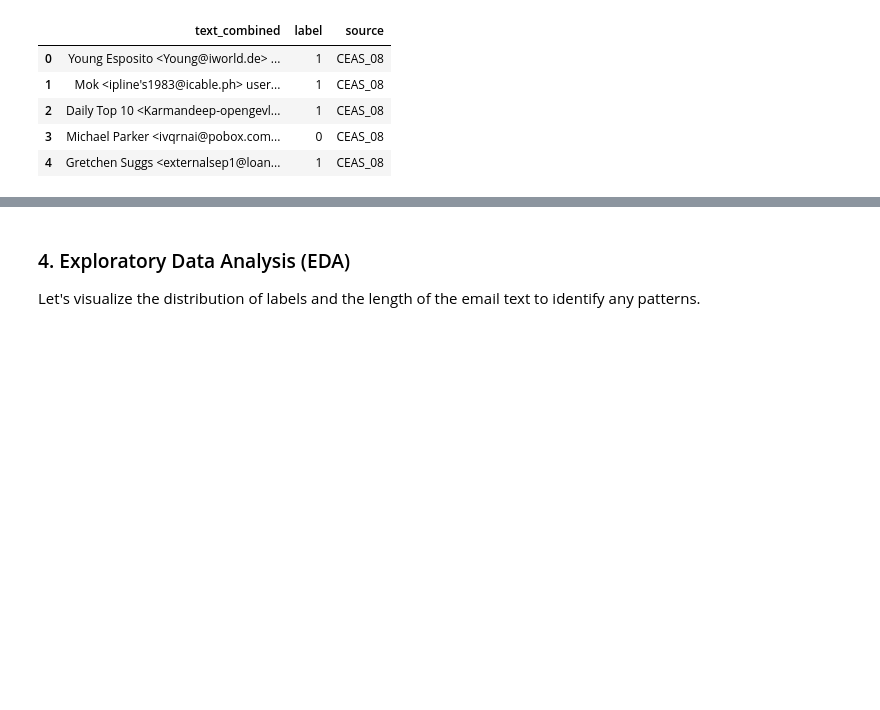
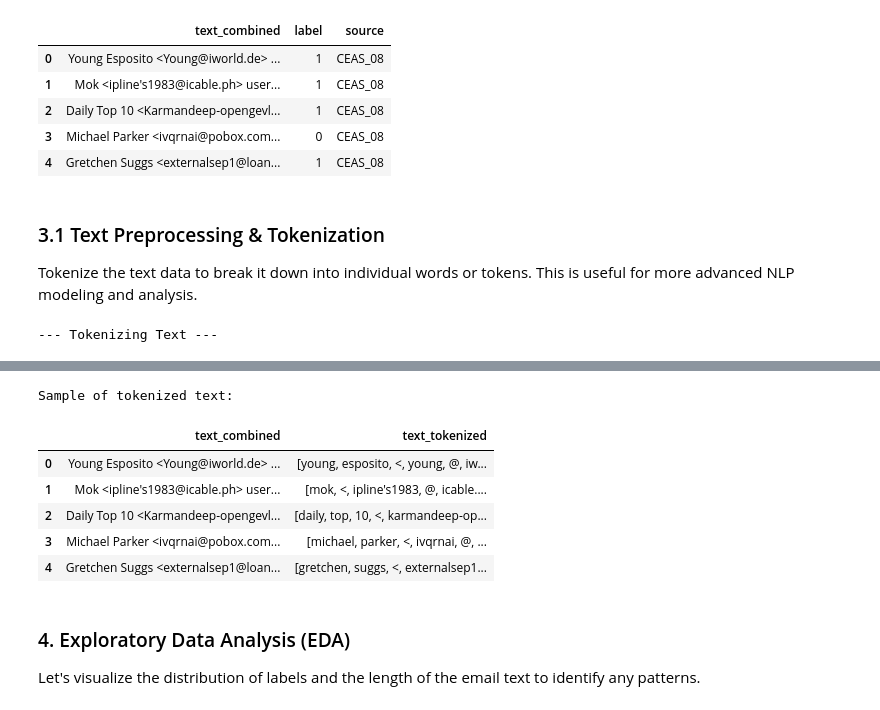
Before and after one commit to JayLao27/AI-extension-BEC-detection, a Jupyter notebook: Datacleaning/BEC_attacks.ipynb, the cells around one changed output, grey strips where cells are left out. Drawn from its saved outputs; the diff is of its cells as text; code cells hidden in the pictures; blank space fills up the shorter version.

```diff
--- a/Datacleaning/BEC_attacks.ipynb
+++ b/Datacleaning/BEC_attacks.ipynb
@@ -331,3 +296,30 @@ Remaining missing values: 0
 | 2 | Daily Top 10 <Karmandeep-opengevl... | 1 | CEAS_08 |
 | 3 | Michael Parker <ivqrnai@pobox.com... | 0 | CEAS_08 |
 | 4 | Gretchen Suggs <externalsep1@loan... | 1 | CEAS_08 |
+# %% [markdown]
+### 3.1 Text Preprocessing & Tokenization
+Tokenize the text data to break it down into individual words or tokens. This is useful for more advanced NLP modeling and analysis.
+# %%
+import nltk
+from nltk.tokenize import word_tokenize
+
+# Download the punkt tokenizer models
+nltk.download('punkt')
+nltk.download('punkt_tab', quiet=True) # needed in some newer versions of NLTK
+
+print("--- Tokenizing Text ---")
+
+# Function to safely tokenize text
+def tokenize_text(text):
+    if not isinstance(text, str):
+        return []
+    # Tokenize and convert to lowercase for consistency
+    return word_tokenize(text.lower())
+
+# Apply tokenization to the combined text
+df['text_tokenized'] = df['text_combined'].apply(tokenize_text)
+
+print("Sample of tokenized text:")
+display(df[['text_combined', 'text_tokenized']].head())
+# %% [output]
+--- Tokenizing Text ---
@@ -334,3 +329,10 @@ Remaining missing values: 0
+Sample of tokenized text:
+|  | text_combined | text_tokenized |
+| 0 | Young Esposito <Young@iworld.de> ... | [young, esposito, <, young, @, iw... |
+| 1 | Mok <ipline's1983@icable.ph> user... | [mok, <, ipline's1983, @, icable.... |
+| 2 | Daily Top 10 <Karmandeep-opengevl... | [daily, top, 10, <, karmandeep-op... |
+| 3 | Michael Parker <ivqrnai@pobox.com... | [michael, parker, <, ivqrnai, @, ... |
+| 4 | Gretchen Suggs <externalsep1@loan... | [gretchen, suggs, <, externalsep1... |
 # %% [markdown]
 ### 4. Exploratory Data Analysis (EDA)
 Let's visualize the distribution of labels and the length of the email text to identify any patterns.
```
Also changed, not shown: parts of 5 cells of this notebook.
